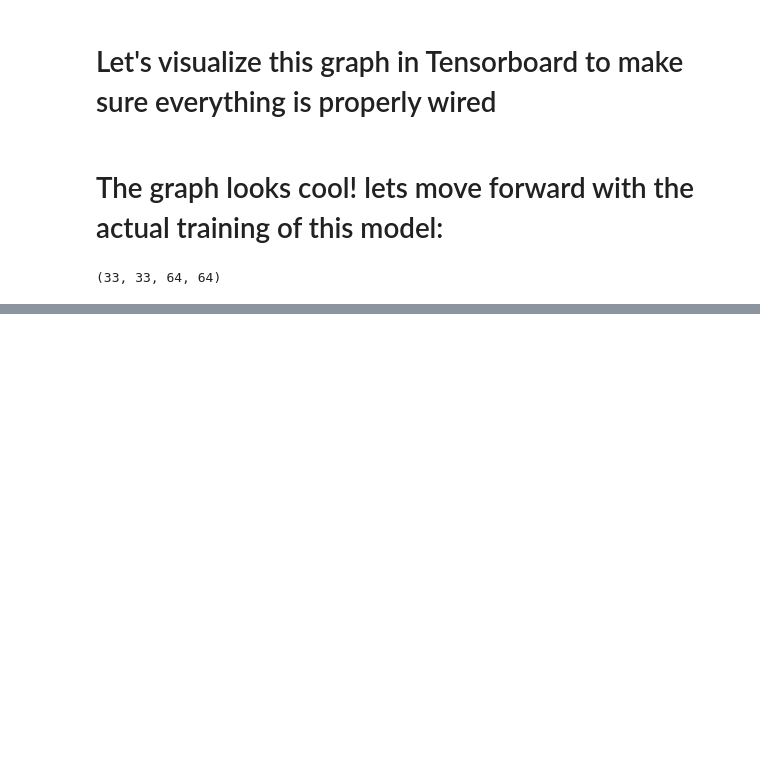
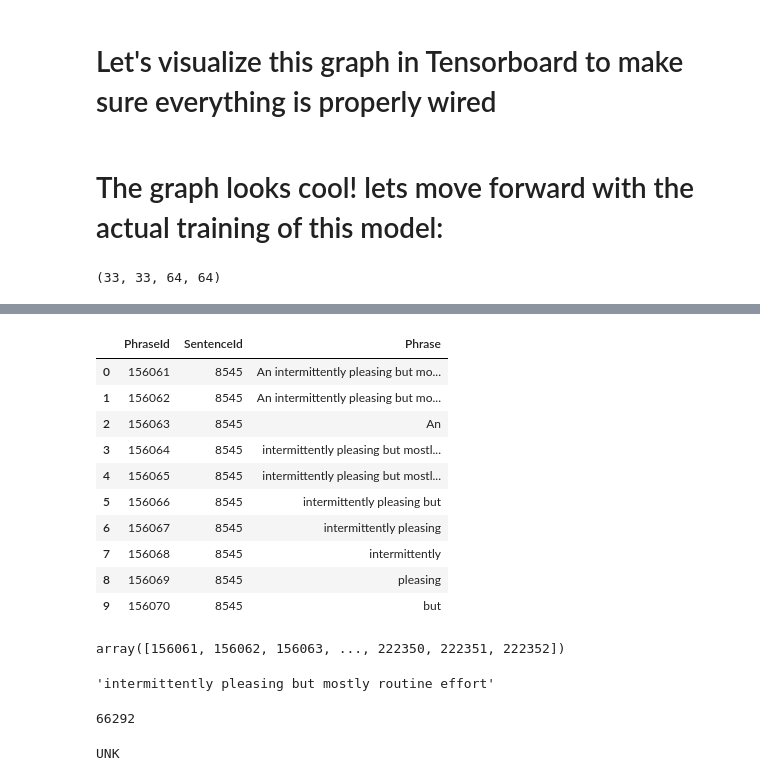
Before and after one commit to akanimax/NLP2SQL, a Jupyter notebook: Programming_research/Scripts/Multi-layered_dynamic_rnn.ipynb, the cells around one changed output, grey strips where cells are left out. Saved outputs shown, nothing was run; the diff lists cells and outputs as text; code cells hidden in the pictures; blank space fills up the shorter version.

```diff
--- a/Programming_research/Scripts/Multi-layered_dynamic_rnn.ipynb
+++ b/Programming_research/Scripts/Multi-layered_dynamic_rnn.ipynb
@@ -473,0 +592,30 @@ Currently doing: epoch 1
+# %%
+# read the test.tsv file using the utility function
+import pandas as pd
+
+to_be_predicted_data = pd.read_csv(data_files['test'], sep='\t')
+# %%
+to_be_predicted_data.head(10)
+# %% [output]
+|  | PhraseId | SentenceId | Phrase |
+| 0 | 156061 | 8545 | An intermittently pleasing but mo... |
+| 1 | 156062 | 8545 | An intermittently pleasing but mo... |
+| 2 | 156063 | 8545 | An |
+| 3 | 156064 | 8545 | intermittently pleasing but mostl... |
+| 4 | 156065 | 8545 | intermittently pleasing but mostl... |
+| 5 | 156066 | 8545 | intermittently pleasing but |
+| 6 | 156067 | 8545 | intermittently pleasing |
+| 7 | 156068 | 8545 | intermittently |
+| 8 | 156069 | 8545 | pleasing |
+| 9 | 156070 | 8545 | but |
+# %%
+ids = np.array(to_be_predicted_data.PhraseId)
+ids
+# %% [output]
+array([156061, 156062, 156063, ..., 222350, 222351, 222352])
+# %%
+# get the phrases data:
+phrase_data = list(to_be_predicted_data.Phrase)
+phrase_data[3]
+# %% [output]
+'intermittently pleasing but mostly routine effort'
@@ -473,0 +629,8 @@ Currently doing: epoch 1
+# %%
+len(feed_data)
+# %% [output]
+66292
+# %%
+print reverse_dictionary[1]
+# %% [output]
+UNK
```
Also changed, not shown: parts of 34 cells of this notebook, 2 other files.
